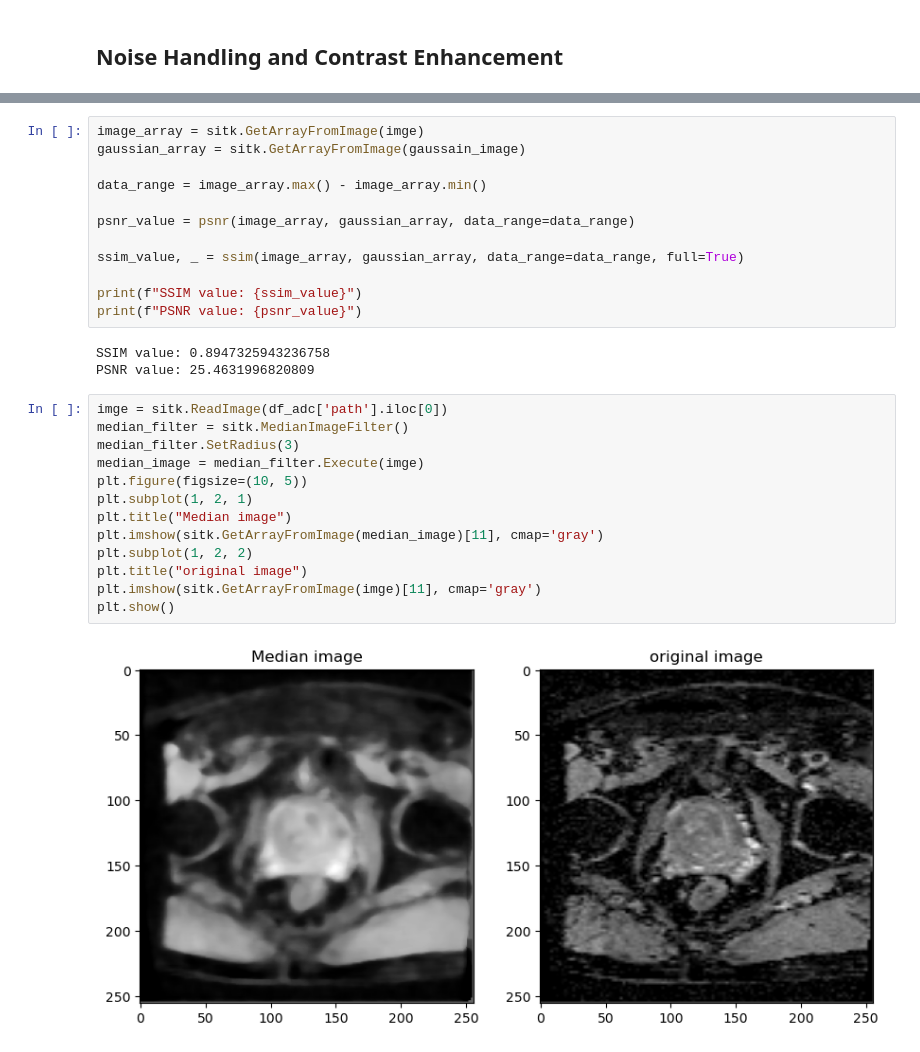
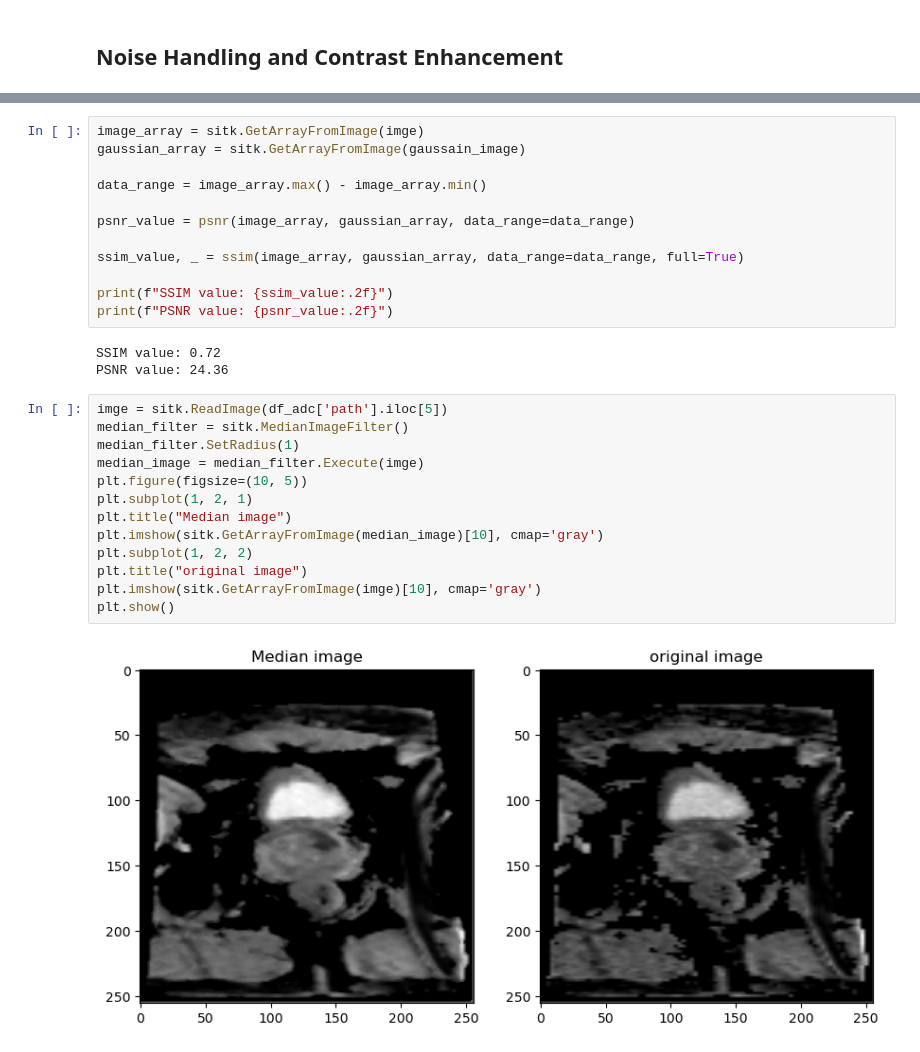
Before and after one commit to Mehrdadt1999/MRI_Preprocessing, a Jupyter notebook: Part2/MRI_preprocessing_part2.ipynb, the cells around one changed output, grey strips where cells are left out. Cells and saved outputs as stored; diff of their text form.

```diff
--- a/Part2/MRI_preprocessing_part2.ipynb
+++ b/Part2/MRI_preprocessing_part2.ipynb
@@ -276,23 +291,23 @@ psnr_value = psnr(image_array, gaussian_array, data_range=data_range)
 
 ssim_value, _ = ssim(image_array, gaussian_array, data_range=data_range, full=True)
 
-print(f"SSIM value: {ssim_value}")
-print(f"PSNR value: {psnr_value}")
+print(f"SSIM value: {ssim_value:.2f}")
+print(f"PSNR value: {psnr_value:.2f}")
 # %% [output]
-SSIM value: 0.8947325943236758
-PSNR value: 25.4631996820809
+SSIM value: 0.72
+PSNR value: 24.36
 # %%
-imge = sitk.ReadImage(df_adc['path'].iloc[0])
+imge = sitk.ReadImage(df_adc['path'].iloc[5])
 median_filter = sitk.MedianImageFilter()
-median_filter.SetRadius(3)
+median_filter.SetRadius(1)
 median_image = median_filter.Execute(imge)
 plt.figure(figsize=(10, 5))
 plt.subplot(1, 2, 1)
 plt.title("Median image")
-plt.imshow(sitk.GetArrayFromImage(median_image)[11], cmap='gray')
+plt.imshow(sitk.GetArrayFromImage(median_image)[10], cmap='gray')
 plt.subplot(1, 2, 2)
 plt.title("original image")
-plt.imshow(sitk.GetArrayFromImage(imge)[11], cmap='gray')
+plt.imshow(sitk.GetArrayFromImage(imge)[10], cmap='gray')
 plt.show()
 # %% [output]
-[figure, old version]
+[figure, new version]
```
Also changed, not shown: parts of 22 cells of this notebook, 2 other files.
